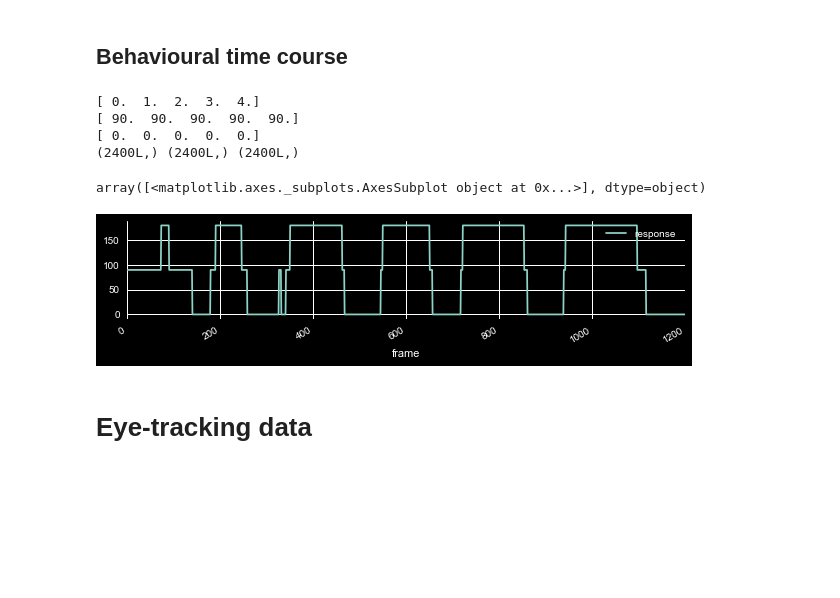
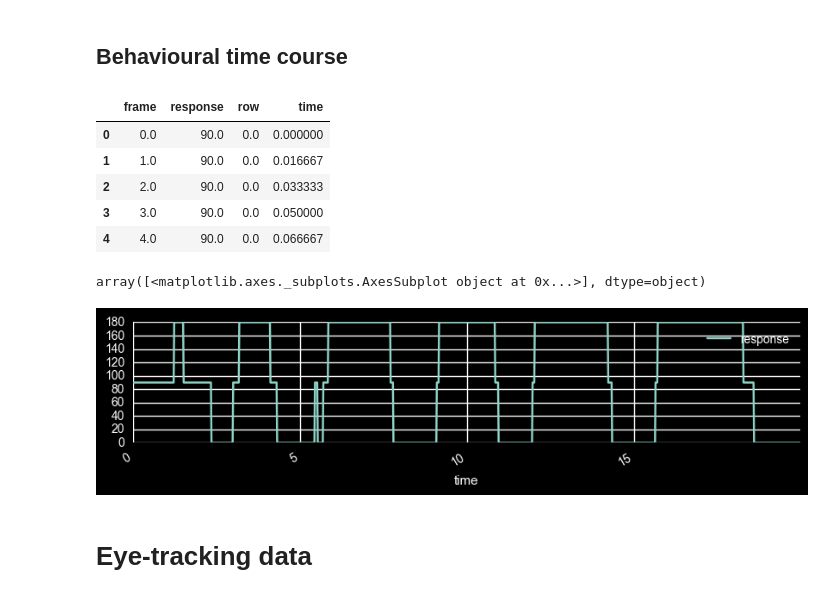
Before and after one commit to egorananyev/dg, a Jupyter notebook: an/em.ipynb, the cells around one changed output. Drawn from its saved outputs; the diff is of its cells as text; code cells hidden in the pictures; blank space fills up the shorter version.

```diff
--- a/an/em.ipynb
+++ b/an/em.ipynb
@@ -13,3 +15,6 @@ from matplotlib import cm
+# %%
+toi = 0
+eye = 'b' # l=left, r=right, b=both
 # %% [markdown]
 Loading the data:
 # %%
@@ -73,25 +78,29 @@ dsContX = np.tile(np.linspace(0,dsContMat.shape[1]-1,num=dsContMat.shape[1]),
 dsContY = dsContMat.flatten()
 dsContHue = np.repeat(np.linspace(0,dsContMat.shape[0]-1,num=dsContMat.shape[0]),
                     dsContMat.shape[1])
-print dsContX[0:5]
-print dsContY[0:5]
-print dsContHue[0:5]
+#print dsContX[0:5]
+#print dsContY[0:5]
+#print dsContHue[0:5]
 dsContDF = pd.DataFrame({'frame': dsContX, 'response': dsContY, 'row': dsContHue})
-print str(dsContX.shape) + ' ' + str(dsContY.shape) + ' ' + str(dsContHue.shape)
+#print str(dsContX.shape) + ' ' + str(dsContY.shape) + ' ' + str(dsContHue.shape)
+dsContDF['time'] = dsContDF.frame/60
+dsContDF.head()
 # %% [output]
-[ 0.  1.  2.  3.  4.]
-[ 90.  90.  90.  90.  90.]
-[ 0.  0.  0.  0.  0.]
-(2400L,) (2400L,) (2400L,)
+|  | frame | response | row | time |
+| 0 | 0.0 | 90.0 | 0.0 | 0.000000 |
+| 1 | 1.0 | 90.0 | 0.0 | 0.016667 |
+| 2 | 2.0 | 90.0 | 0.0 | 0.033333 |
+| 3 | 3.0 | 90.0 | 0.0 | 0.050000 |
+| 4 | 4.0 | 90.0 | 0.0 | 0.066667 |
 # %%
 #g = sns.factorplot(x='frame', y='response', col='row', data=dsContDF, col_wrap=4, ci=None)
-dsContDF[dsContDF.row==0].plot(x='frame', y='response', subplots=True, figsize=[10,2])
+dsContDF[dsContDF.row==toi].plot(x='time', y='response', subplots=True, figsize=[10,2])
 #g = sns.factorplot(x=dsContX, y=dsContY, hue=dsContHue, col_wrap=1, size=3.5, ci=None)
 #g.set_axis_labels('frameN','angle')
 #plt.ylim(-0.1,1.1)
 # %% [output]
 array([<matplotlib.axes._subplots.AxesSubplot object at 0x...>], dtype=object)
-[figure, old version]
+[figure, new version]
 # %% [markdown]
 # Eye-tracking data
 # %% [markdown]
```
Also changed, not shown: parts of 24 cells of this notebook, 1 other file.
